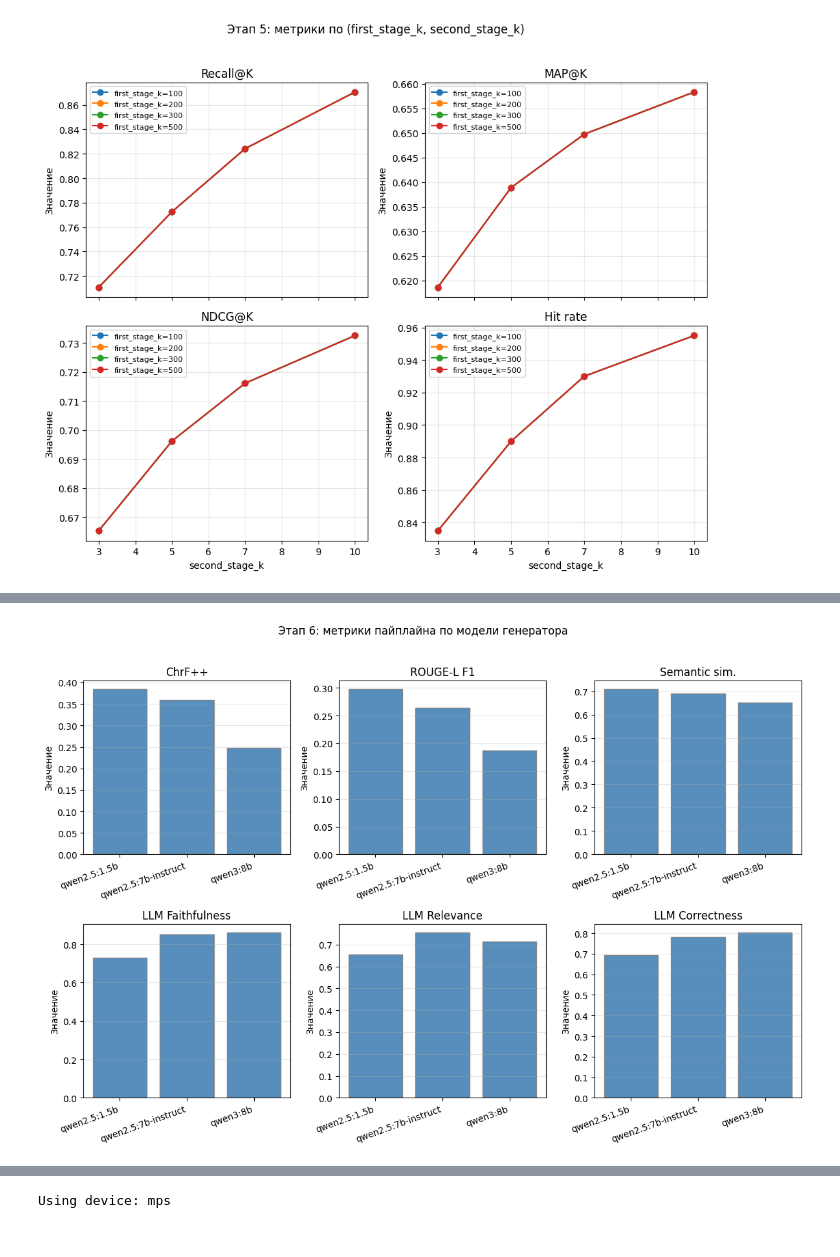
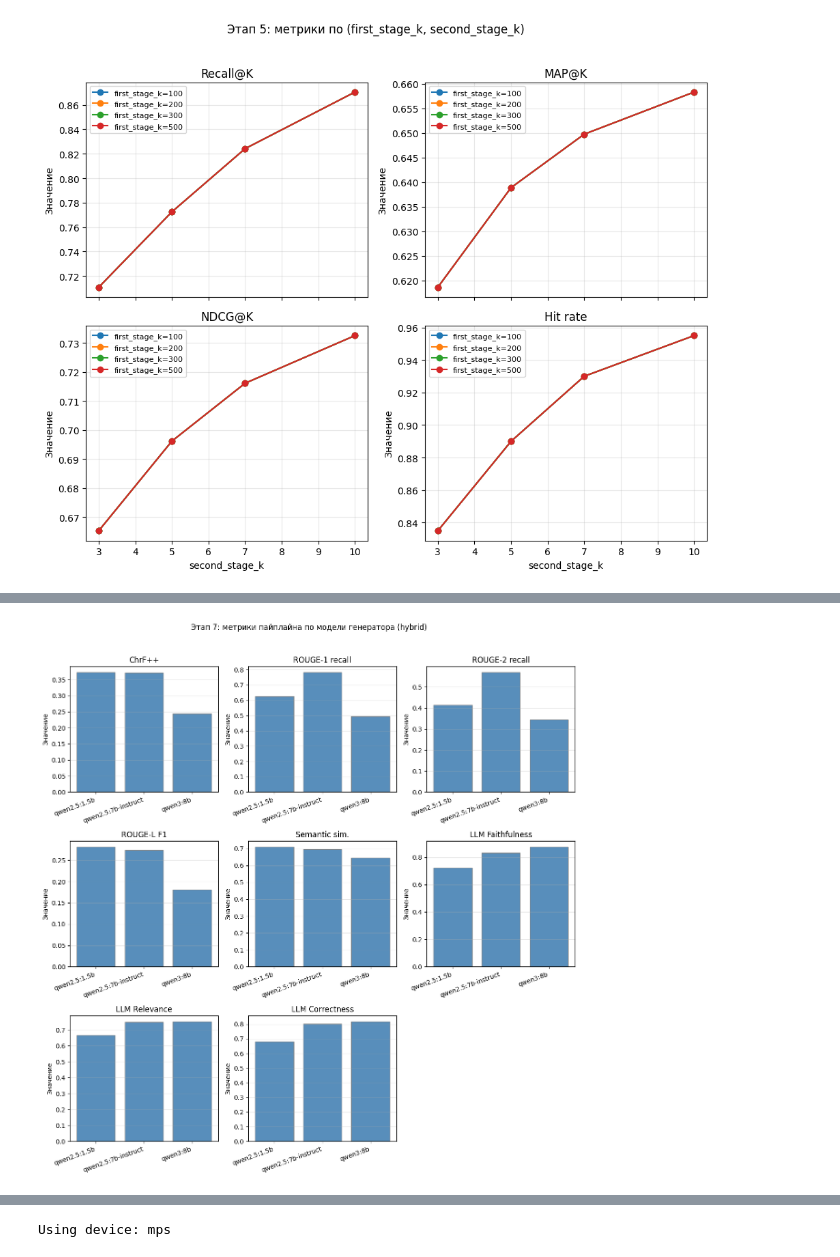
Before and after one commit to LHLHLHE/boardgame-rules-assistant, a Jupyter notebook: research/rag_experiments/notebooks/04_phase1_experiments.ipynb, the cells around one changed output, grey strips where cells are left out. Cells and saved outputs as stored; diff of their text form; code cells hidden in the pictures.

Commit message:
Add experiments with hybrid retrieval

```diff
--- a/research/rag_experiments/notebooks/04_phase1_experiments.ipynb
+++ b/research/rag_experiments/notebooks/04_phase1_experiments.ipynb
@@ -527,21 +531,21 @@ TWO_STAGE_GRID = [
     {
         "id": "twostage_off",
         "overrides": stage3_overrides(["retrieval.use_metadata_filter=true", "retrieval.two_stage=false"]),
-        "dataset_hf_filename": PHASE2_DATASET_HF_FILENAME,
+        "dataset_hf_filename": BEST_DATASET_HF_FILENAME,
         "use_metadata_filter": True,
         "two_stage": False
     },
     {
         "id": "twostage_on",
         "overrides": stage3_overrides(["retrieval.use_metadata_filter=true", "retrieval.two_stage=true", "retrieval.first_stage_k=100", "retrieval.second_stage_k=10"]),
-        "dataset_hf_filename": PHASE2_DATASET_HF_FILENAME,
+        "dataset_hf_filename": BEST_DATASET_HF_FILENAME,
         "use_metadata_filter": True,
         "two_stage": True
     },
     {
         "id": "twostage_on_without_meta",
         "overrides": stage3_overrides(["retrieval.use_metadata_filter=false", "retrieval.two_stage=true", "retrieval.first_stage_k=100", "retrieval.second_stage_k=10"]),
-        "dataset_hf_filename": PHASE2_DATASET_HF_FILENAME,
+        "dataset_hf_filename": BEST_DATASET_HF_FILENAME,
         "use_metadata_filter": False,
         "two_stage": True
     },
@@ -625,7 +629,7 @@ for fst in FIRST_STAGE_K_VALUES:
                 f"retrieval.first_stage_k={fst}",
                 f"retrieval.second_stage_k={snd}",
             ]),
-            "dataset_hf_filename": PHASE2_DATASET_HF_FILENAME,
+            "dataset_hf_filename": BEST_DATASET_HF_FILENAME,
             "use_metadata_filter": True,
             "two_stage": True,
             "first_stage_k": fst,
@@ -829,11 +1063,11 @@ pipeline_metrics = [
     "semantic_similarity",
     "llm_faithfulness", "llm_answer_relevance", "llm_correctness"
 ]
-phase6_df = pd.DataFrame([
+phase7_df = pd.DataFrame([
     {
-        "experiment_id": STAGE6_GRID[i]["id"],
-        "llm_model": STAGE6_GRID[i]["llm_model"],
+        "experiment_id": STAGE7_GRID[i]["id"],
+        "llm_model": STAGE7_GRID[i]["llm_model"],
         **{k: v for k, v in r.get("pipeline", {}).items() if k in pipeline_metrics},
     }
-    for i, r in enumerate(phase6_results)
+    for i, r in enumerate(phase7_results)
 ])
@@ -848,0 +1074,3 @@ phase6_pivot
+# %%
+phase7_pivot = phase7_df.set_index("experiment_id")
+phase7_pivot
@@ -849,36 +1083,38 @@ phase6_pivot
 # %%
 pipeline_metrics = [
-    "chrfpp", "rougeL_f1", "semantic_similarity",
+    "chrfpp", "rouge1_recall", "rouge2_recall", "rougeL_f1", "semantic_similarity",
     "llm_faithfulness", "llm_answer_relevance", "llm_correctness",
 ]
-metrics_6 = [c for c in pipeline_metrics if c in phase6_df.columns]
-metric_titles_6 = {
+metrics_7 = [c for c in pipeline_metrics if c in phase7_df.columns]
+metric_titles_7 = {
     "chrfpp": "ChrF++",
+    "rouge1_recall": "ROUGE-1 recall",
+    "rouge2_recall": "ROUGE-2 recall",
     "rougeL_f1": "ROUGE-L F1",
     "semantic_similarity": "Semantic sim.",
     "llm_faithfulness": "LLM Faithfulness",
     "llm_answer_relevance": "LLM Relevance",
     "llm_correctness": "LLM Correctness",
 }
-if len(phase6_df) > 0 and metrics_6:
-    n_plots = len(metrics_6)
+if len(phase7_df) > 0 and metrics_7:
+    n_plots = len(metrics_7)
     n_cols = 3
     n_rows = (n_plots + n_cols - 1) // n_cols
     fig, axes = plt.subplots(n_rows, n_cols, figsize=(12, 4 * n_rows))
     axes = axes.flatten() if n_plots > 1 else [axes]
-    for idx, m in enumerate(metrics_6):
+    for idx, m in enumerate(metrics_7):
         ax = axes[idx]
-        ax.bar(range(len(phase6_df)), phase6_df[m], color="steelblue", edgecolor="gray", alpha=0.9)
-        ax.set_title(metric_titles_6.get(m, m))
+        ax.bar(range(len(phase7_df)), phase7_df[m], color="steelblue", edgecolor="gray", alpha=0.9)
+        ax.set_title(metric_titles_7.get(m, m))
         ax.set_ylabel("Значение")
-        ax.set_xticks(range(len(phase6_df)))
-        ax.set_xticklabels(phase6_df["llm_model"].tolist(), rotation=20, ha="right")
+        ax.set_xticks(range(len(phase7_df)))
+        ax.set_xticklabels(phase7_df["llm_model"].tolist(), rotation=20, ha="right")
         ax.grid(True, alpha=0.3, axis="y")
-    for j in range(len(metrics_6), len(axes)):
+    for j in range(len(metrics_7), len(axes)):
         axes[j].set_visible(False)
-    plt.suptitle("Этап 6: метрики пайплайна по модели генератора", fontsize=12, y=1.02)
+    plt.suptitle(f"Этап 7: метрики пайплайна по модели генератора ({BEST_RETRIEVAL_MODE})", fontsize=12, y=1.02)
     plt.tight_layout()
     plt.show()
 # %% [output]
-[figure, old version]
+[figure, new version]
 # %% [markdown]
```
Also changed, not shown: parts of 40 cells of this notebook, 45 other files.
